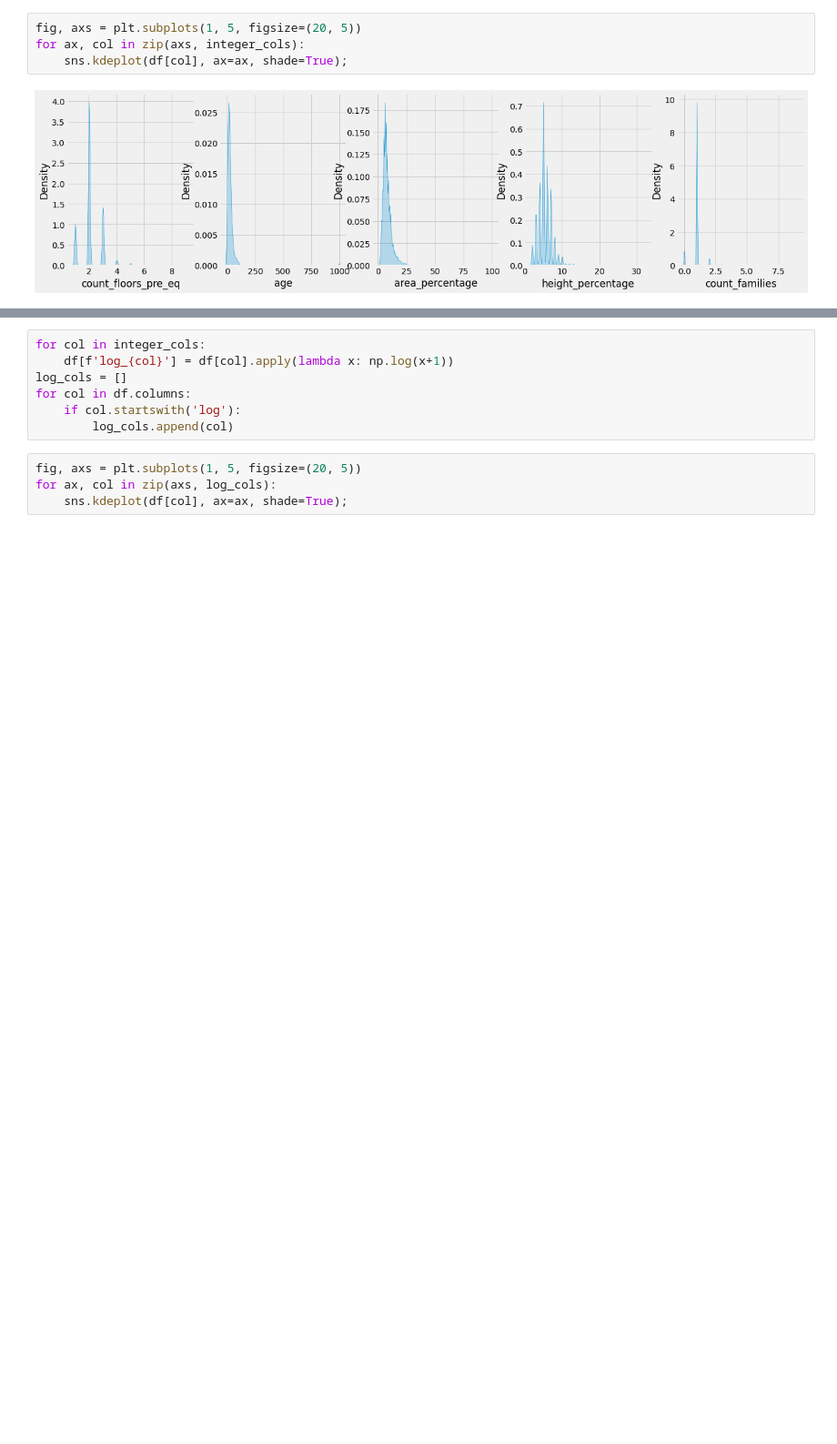
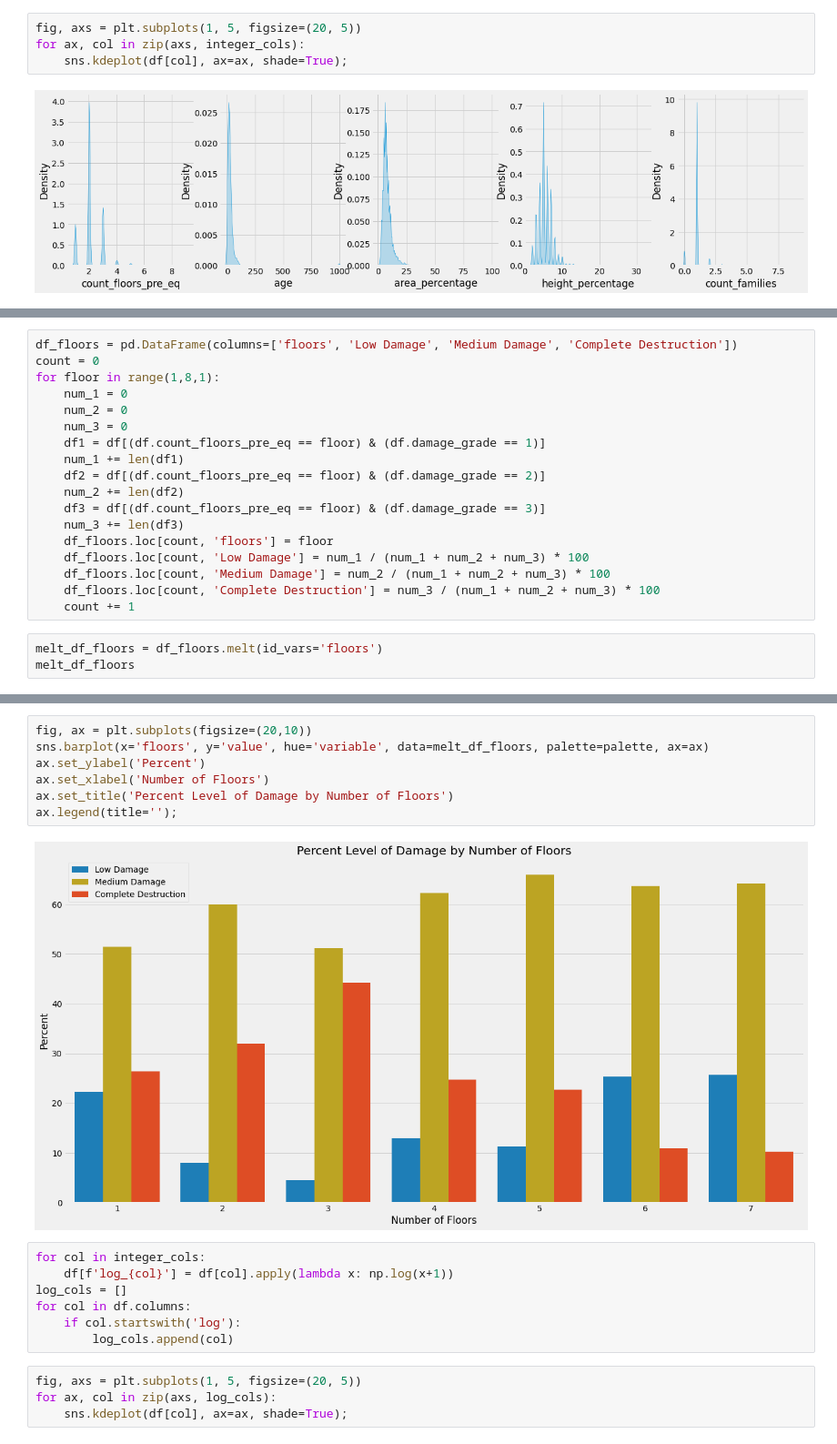
Before and after one commit to fivearm/Capstone_Repo, a Jupyter notebook: Data_Exploration.ipynb, the cells around one changed output, grey strips where cells are left out. Shown at 91% size. Drawn from its saved outputs; the diff is of its cells as text; blank space fills up the shorter version.

```diff
--- a/Data_Exploration.ipynb
+++ b/Data_Exploration.ipynb
@@ -128,0 +180,21 @@ for ax, col in zip(axs, integer_cols):
+# %%
+df_floors = pd.DataFrame(columns=['floors', 'Low Damage', 'Medium Damage', 'Complete Destruction'])
+count = 0
+for floor in range(1,8,1):
+    num_1 = 0
+    num_2 = 0
+    num_3 = 0
+    df1 = df[(df.count_floors_pre_eq == floor) & (df.damage_grade == 1)]
+    num_1 += len(df1)
+    df2 = df[(df.count_floors_pre_eq == floor) & (df.damage_grade == 2)]
+    num_2 += len(df2)
+    df3 = df[(df.count_floors_pre_eq == floor) & (df.damage_grade == 3)]
+    num_3 += len(df3)
+    df_floors.loc[count, 'floors'] = floor
+    df_floors.loc[count, 'Low Damage'] = num_1 / (num_1 + num_2 + num_3) * 100
+    df_floors.loc[count, 'Medium Damage'] = num_2 / (num_1 + num_2 + num_3) * 100
+    df_floors.loc[count, 'Complete Destruction'] = num_3 / (num_1 + num_2 + num_3) * 100
+    count += 1
+# %%
+melt_df_floors = df_floors.melt(id_vars='floors')
+melt_df_floors
@@ -129,3 +219,12 @@ for ax, col in zip(axs, integer_cols):
+# %%
+fig, ax = plt.subplots(figsize=(20,10))
+sns.barplot(x='floors', y='value', hue='variable', data=melt_df_floors, palette=palette, ax=ax)
+ax.set_ylabel('Percent')
+ax.set_xlabel('Number of Floors')
+ax.set_title('Percent Level of Damage by Number of Floors')
+ax.legend(title='');
+# %% [output]
+[figure, added]
 # %%
 for col in integer_cols:
     df[f'log_{col}'] = df[col].apply(lambda x: np.log(x+1))
```
Also changed, not shown: parts of 16 cells of this notebook, 1 other file.
